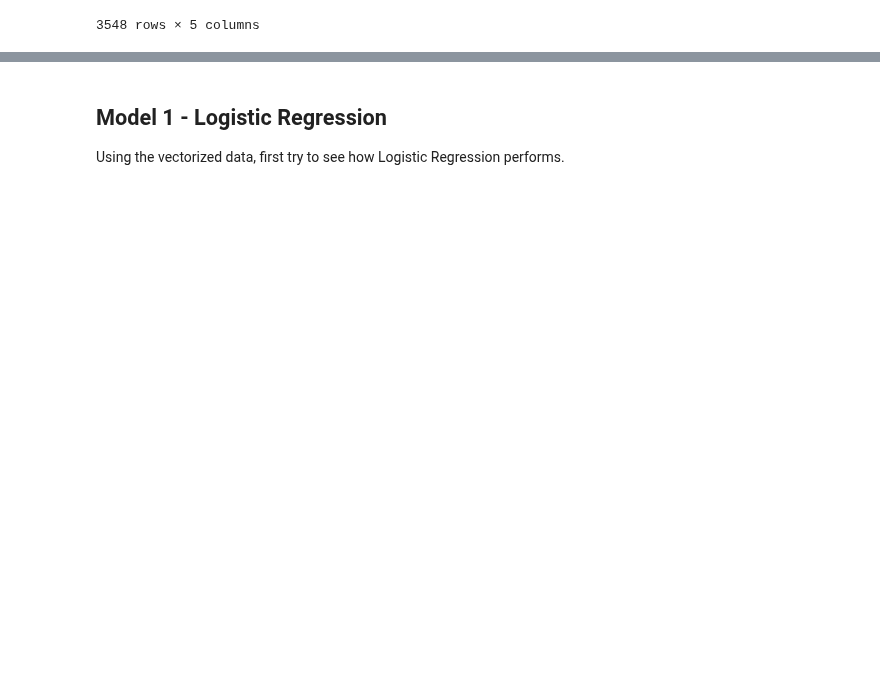
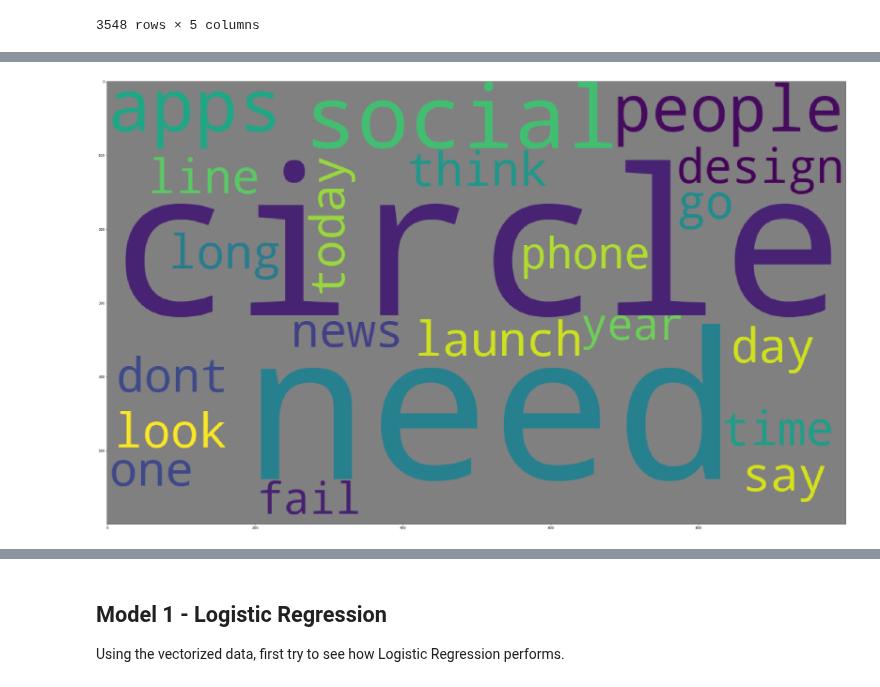
Before and after one commit to cmfritz/NLP-Twitter-Sentiment, a Jupyter notebook: nlp_notebook.ipynb, the cells around one changed output, grey strips where cells are left out. Drawn from its saved outputs; the diff is of its cells as text; code cells hidden in the pictures; blank space fills up the shorter version.

```diff
--- a/nlp_notebook.ipynb
+++ b/nlp_notebook.ipynb
@@ -320,0 +387,5 @@ df.head()
+# %%
+# top words for negative tweets
+word_cloud(df_neg, 25)
+# %% [output]
+[figure, added]
```
Also changed, not shown: parts of 21 cells of this notebook, 9 other files.
